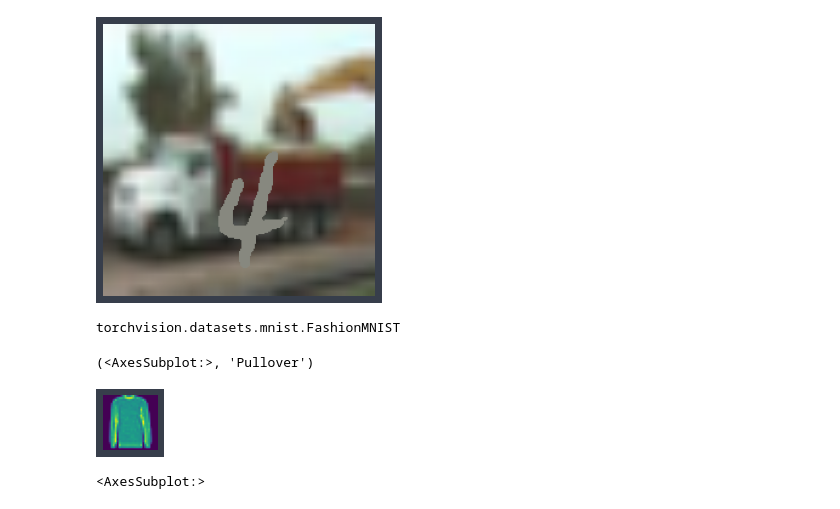
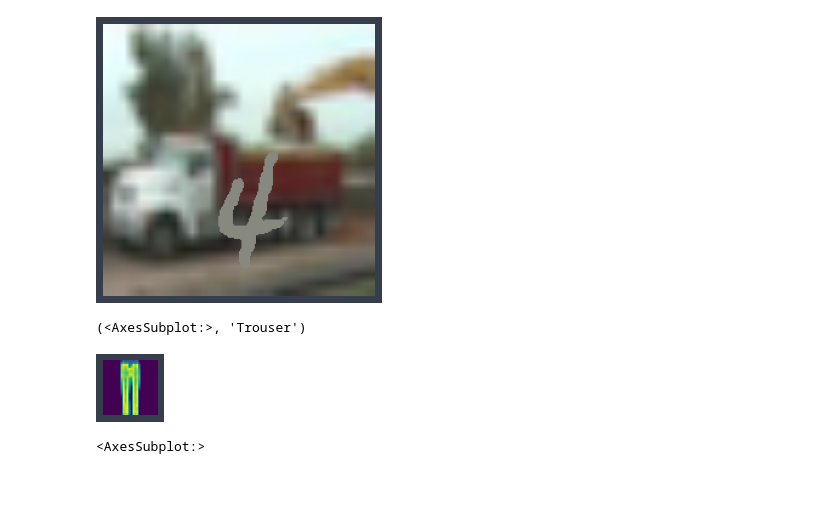
Before and after one commit to fredguth/occlusion_experiments, a Jupyter notebook: 00_core.ipynb, the cells around one changed output. Cells and saved outputs as stored; diff of their text form; code cells hidden in the pictures.

```diff
--- a/00_core.ipynb
+++ b/00_core.ipynb
@@ -161,21 +161,18 @@ from torchvision.transforms import ToTensor, Lambda
 import matplotlib.pyplot as plt
 
 
-fmnist_data = datasets.FashionMNIST(
-    root="data",
+fmnist = datasets.FashionMNIST(
+    root="/home/fredguth/.fastai/data",
     train=True,
     download=True,
     transform=ToTensor()
 )
-# %%
-fmnist_data.__class__
-# %% [output]
-torchvision.datasets.mnist.FashionMNIST
-# %%
-TensorImage(fmnist_data[45][0]).show(), fmnist_data.classes[fmnist_data[45][1]]
-# %% [output]
-(<AxesSubplot:>, 'Pullover')
-[figure, removed]
+# %%
+idx = int(random.random()*len(fmnist.targets))
+TensorImage(fmnist.data[idx]).show(), fmnist.classes[fmnist.targets[idx]]
+# %% [output]
+(<AxesSubplot:>, 'Trouser')
+[figure, added]
 # %%
 class Occlude(Transform):
     def __init__(self, occlusion_data):
```
Also changed, not shown: parts of 1 cell of this notebook, 6 other files.
